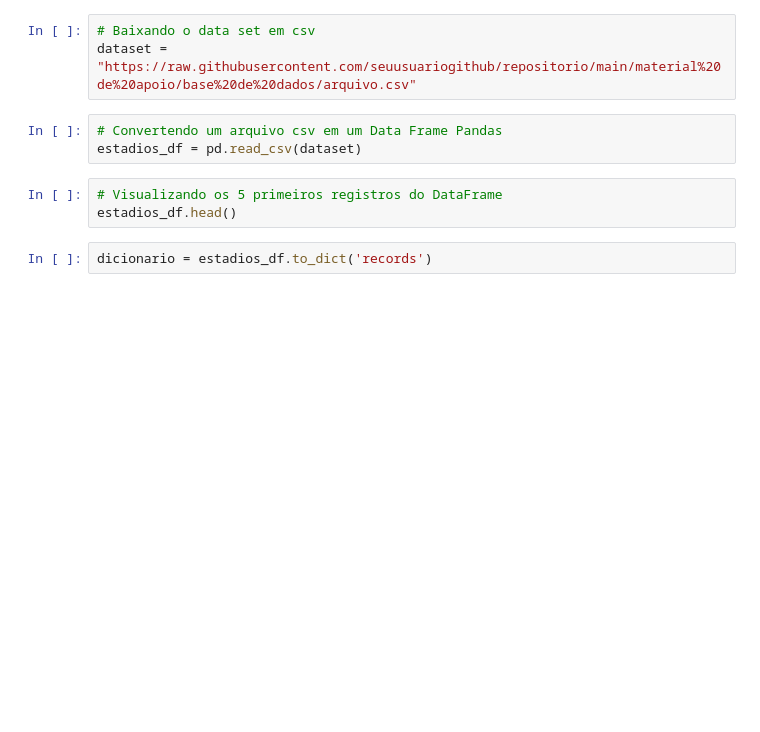
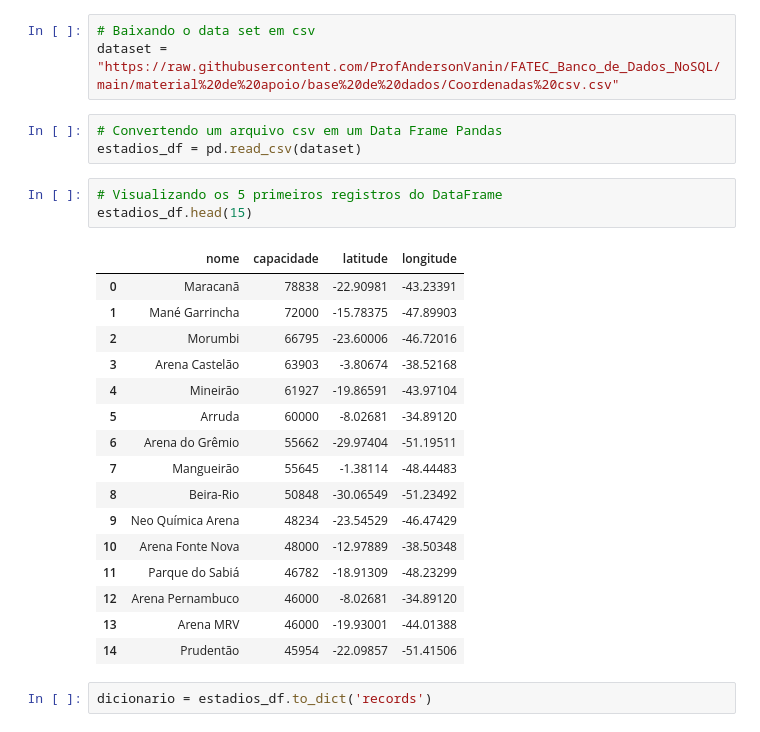
Before and after one commit to ProfAndersonVanin/FATEC_Banco_de_Dados_NoSQL, a Jupyter notebook: Alunos_Projeto_Estadios_MongoDB.ipynb, the cells around one changed output. Saved outputs shown, nothing was run; the diff lists cells and outputs as text; blank space fills up the shorter version.

```diff
--- a/Alunos_Projeto_Estadios_MongoDB.ipynb
+++ b/Alunos_Projeto_Estadios_MongoDB.ipynb
@@ -8,13 +8,30 @@ import pandas as pd
 import json
 # %%
 # Baixando o data set em csv
-dataset = "https://raw.githubusercontent.com/seuusuariogithub/repositorio/main/material%20de%20apoio/base%20de%20dados/arquivo.csv"
+dataset = "https://raw.githubusercontent.com/ProfAndersonVanin/FATEC_Banco_de_Dados_NoSQL/main/material%20de%20apoio/base%20de%20dados/Coordenadas%20csv.csv"
 # %%
 # Convertendo um arquivo csv em um Data Frame Pandas
 estadios_df = pd.read_csv(dataset)
 # %%
 # Visualizando os 5 primeiros registros do DataFrame
-estadios_df.head()
+estadios_df.head(15)
+# %% [output]
+|  | nome | capacidade | latitude | longitude |
+| 0 | Maracanã | 78838 | -22.90981 | -43.23391 |
+| 1 | Mané Garrincha | 72000 | -15.78375 | -47.89903 |
+| 2 | Morumbi | 66795 | -23.60006 | -46.72016 |
+| 3 | Arena Castelão | 63903 | -3.80674 | -38.52168 |
+| 4 | Mineirão | 61927 | -19.86591 | -43.97104 |
+| 5 | Arruda | 60000 | -8.02681 | -34.89120 |
+| 6 | Arena do Grêmio | 55662 | -29.97404 | -51.19511 |
+| 7 | Mangueirão | 55645 | -1.38114 | -48.44483 |
+| 8 | Beira-Rio | 50848 | -30.06549 | -51.23492 |
+| 9 | Neo Química Arena | 48234 | -23.54529 | -46.47429 |
+| 10 | Arena Fonte Nova | 48000 | -12.97889 | -38.50348 |
+| 11 | Parque do Sabiá | 46782 | -18.91309 | -48.23299 |
+| 12 | Arena Pernambuco | 46000 | -8.02681 | -34.89120 |
+| 13 | Arena MRV | 46000 | -19.93001 | -44.01388 |
+| 14 | Prudentão | 45954 | -22.09857 | -51.41506 |
 # %%
 dicionario = estadios_df.to_dict('records')
 # %%
```
Also changed, not shown: parts of 9 cells of this notebook.
